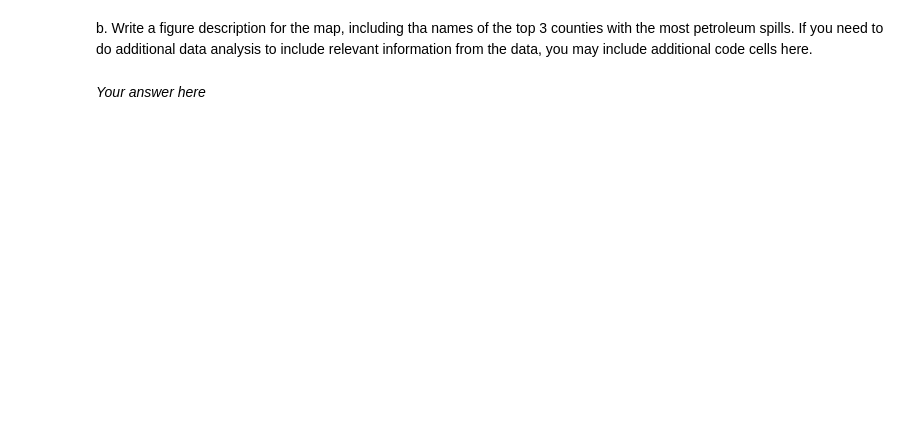
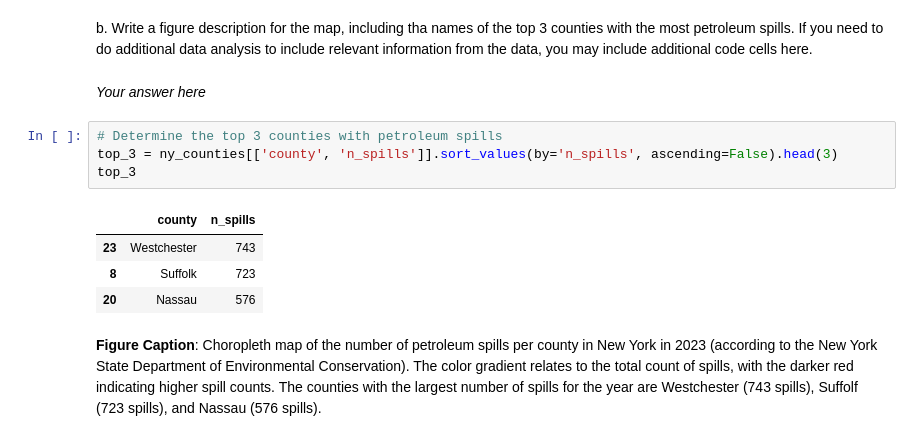
Before and after one commit to jordancsibley/eds220-hwk3, a Jupyter notebook: hwk3-task2-oil-spills.ipynb, the cells around one changed output. Cells and saved outputs as stored; diff of their text form; blank space fills up the shorter version.

```diff
--- a/hwk3-task2-oil-spills.ipynb
+++ b/hwk3-task2-oil-spills.ipynb
@@ -588,3 +622,14 @@ Your map should be polished and have (at least) the following updates:
 b. Write a figure description for the map, including tha names of the top 3 counties with the most petroleum spills. If you need to do additional data analysis to include relevant information from the data, you may include additional code cells here.
 # %% [markdown]
 *Your answer here*
+# %%
+# Determine the top 3 counties with petroleum spills
+top_3 = ny_counties[['county', 'n_spills']].sort_values(by='n_spills', ascending=False).head(3)
+top_3
+# %% [output]
+|  | county | n_spills |
+| 23 | Westchester | 743 |
+| 8 | Suffolk | 723 |
+| 20 | Nassau | 576 |
+# %% [markdown]
+**Figure Caption**: Choropleth map of the number of petroleum spills per county in New York in 2023 (according to the New York State Department of Environmental Conservation). The color gradient relates to the total count of spills, with the darker red indicating higher spill counts. The counties with the largest number of spills for the year are Westchester (743 spills), Suffolf (723 spills), and Nassau (576 spills).
```
Also changed, not shown: parts of 5 cells of this notebook.
